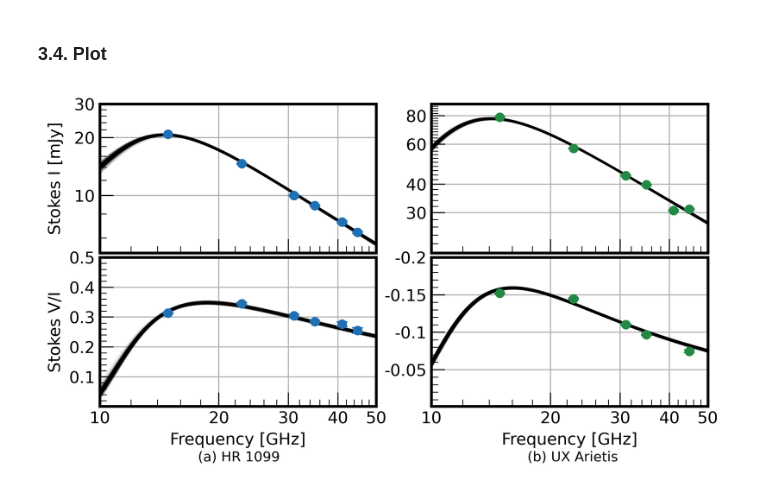
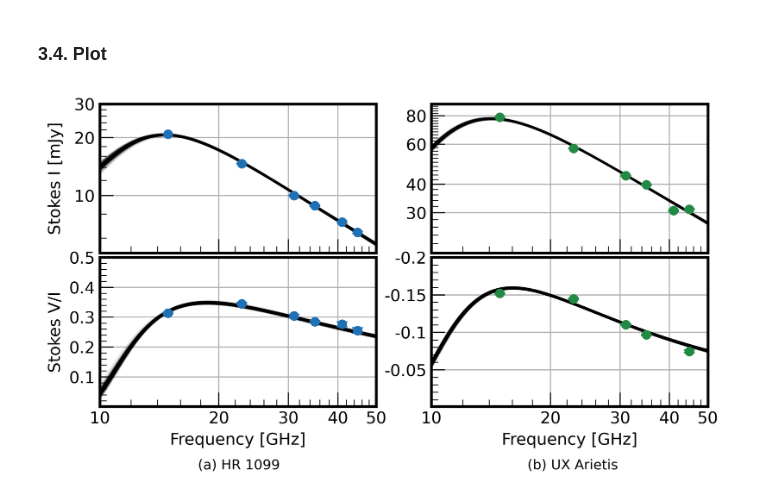
Before and after one commit to WWGolay/thermal-gs, a Jupyter notebook: notebooks/rs-cvn_seds.ipynb, the cells around one changed output. Drawn from its saved outputs; the diff is of its cells as text; code cells hidden in the pictures.

```diff
--- a/notebooks/rs-cvn_seds.ipynb
+++ b/notebooks/rs-cvn_seds.ipynb
@@ -121,33 +121,33 @@ ax[0][1].grid()
 for i in range(len(UX_I_models)):
     ax[0][1].plot(freqs_model, UX_I_models[i], color='black', alpha=0.1)
 ax[0][1].errorbar(freqs_obs, UX_I_obs, yerr=UX_sI_obs, color=cmap(0.75), marker='o', linestyle='')
 
 # Stokes V/I
 ax[1][1].set_xlabel('Frequency [GHz]')
 ax[1][1].set_ylim(-0.001, -0.2)
 
 ax[1][1].set_xscale('log')
 ax[1][1].xaxis.set_major_formatter(mpl.ticker.ScalarFormatter())
 ax[1][1].xaxis.set_minor_formatter(mpl.ticker.NullFormatter())
 ax[1][1].yaxis.set_major_formatter(mpl.ticker.FormatStrFormatter('%3.3g'))
 ax[1][1].yaxis.set_minor_formatter(mpl.ticker.NullFormatter())
 ax[1][1].xaxis.set_major_locator(mpl.ticker.LogLocator(base=10, numticks=5, subs=[1, 2, 3, 4, 5]))
 ax[1][1].xaxis.set_minor_locator(mpl.ticker.LogLocator(base=10, numticks=25, subs=np.arange(1, 25)*0.2))
 ax[1][1].yaxis.set_major_locator(mpl.ticker.MultipleLocator(0.05))
 ax[1][1].yaxis.set_minor_locator(mpl.ticker.MultipleLocator(0.01))
 ax[1][1].grid()
 
 for i in range(len(UX_V_models)):
     ax[1][1].plot(freqs_model, UX_V_models[i]/UX_I_models[i], color='black', alpha=0.1)
 ax[1][1].errorbar(freqs_obs, UX_V_obs/UX_I_obs, yerr=np.sqrt((UX_sI_obs/UX_I_obs)**2+(UX_sV_obs/UX_V_obs)**2)*np.abs(UX_V_obs/UX_I_obs),
     marker='o', color=cmap(0.75), linestyle='')
 
 # Final setup
-fig.text(0.25, -0.03, '(a) HR 1099', fontsize=10)
-fig.text(0.67, -0.03, '(b) UX Arietis', fontsize=10)
+fig.text(0.25, -0.05, '(a) HR 1099', fontsize=10)
+fig.text(0.67, -0.05, '(b) UX Arietis', fontsize=10)
 fig.set_facecolor('white')
 plt.savefig('../figures/rs-cvn_seds.png', bbox_inches='tight')
 plt.savefig('../figures/rs-cvn_seds.pdf', bbox_inches='tight')
 plt.show()
 # %% [output]
-[figure, old version]
+[figure, new version]
```
Also changed, not shown: 2 other files.
